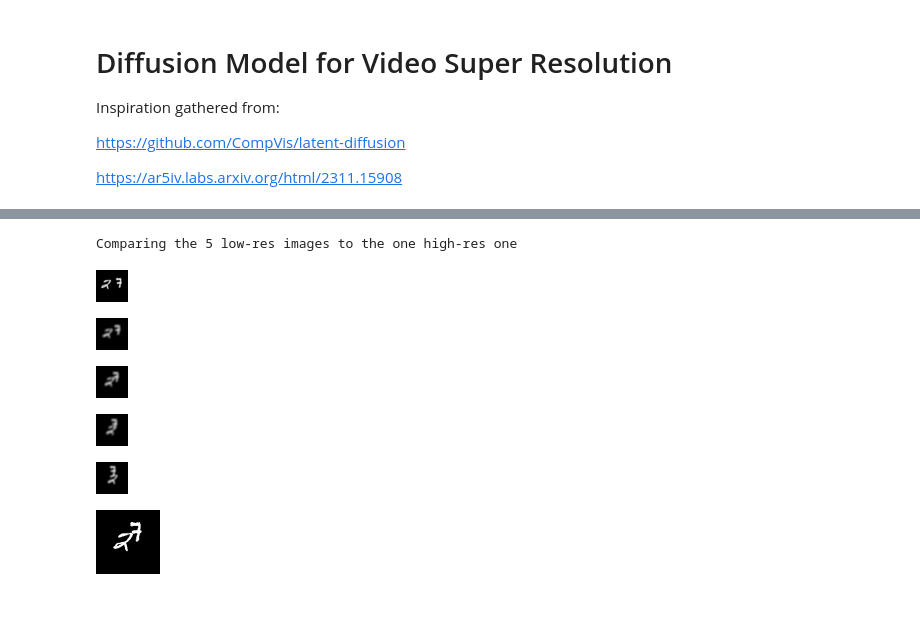
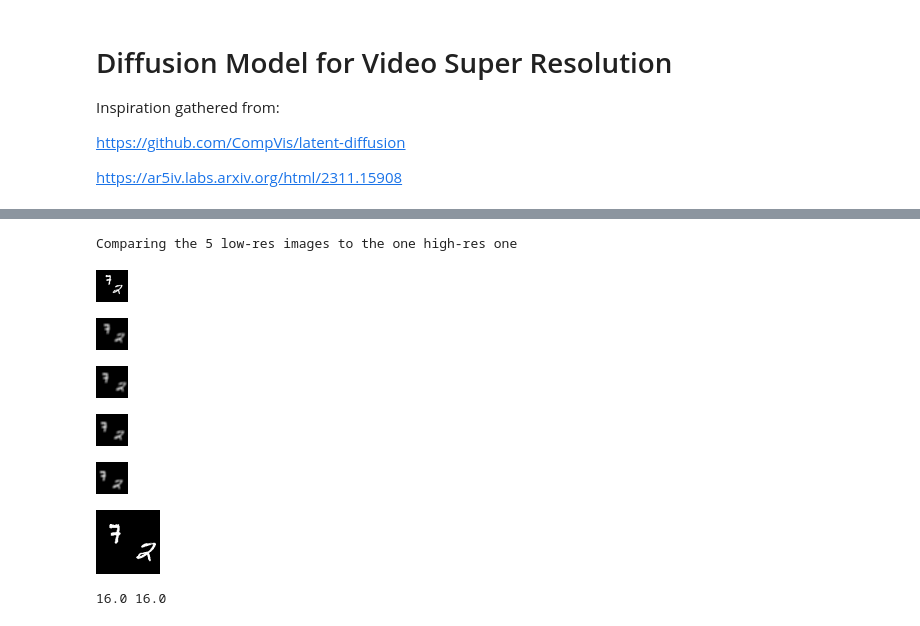
Before and after one commit to ChadWeatherly/COSC_6398_VSR, a Jupyter notebook: ldm_vsr.ipynb, the cells around one changed output, grey strips where cells are left out. Saved outputs shown, nothing was run; the diff lists cells and outputs as text; code cells hidden in the pictures.

Commit message:
updates
updated with images, code, and best models

```diff
--- a/ldm_vsr.ipynb
+++ b/ldm_vsr.ipynb
@@ -22,13 +22,19 @@ import warnings
 warnings.filterwarnings("ignore")
 PYTORCH_NO_CUDA_MEMORY_CACHING=1
 set('PYTORCH_CUDA_ALLOC_CONF=max_split_size_mb:512')
+set('PYTORCH_ENABLE_MPS_FALLBACK=1')
 
 """
 if matplotlib doesn't run, go into the envs/pytorch_vsr environment in anaconda3
 and delete all version of libiomp5md.dll , and it should work
 """
 
-device = torch.device("cuda" if torch.cuda.is_available() else "cpu")
-device='cpu'
-device
+if torch.cuda.is_available():
+    device = "cuda" # NVIDIA GPU
+elif torch.backends.mps.is_available():
+    device = torch.device("mps") # Apple GPU
+else:
+    device = "cpu" # Defaults to CPU if NVIDIA GPU/Apple GPU aren't available
+# device = 'cpu'
+print(f"Using device: {device}")
 # %% [output]
@@ -118,38 +124,60 @@ test_data = data[8000:10001].to('cpu')    # 20% for test
 
 def transform_image(image):
     # Performs downsampling and then blurring
     image = torchvision.transforms.functional.resize(image, (32, 32))
     gb = torchvision.transforms.GaussianBlur(kernel_size=(3,3))
     image = gb(image)
     return image
 
 def get_sample(data, idx):
     """
     Given a dataset (train/test) and a sample idx, a random sequence
     of 5 LR frames is computed
     """
     num_video_frames = data[idx].size()[0]
     rand_frame_idx = np.random.randint(2, num_video_frames - 2)
     # Get HR frame
     hr_frame = data[idx][rand_frame_idx].to(device)
     # Get LR frames
     lr_frames = [data[idx][k] for k in range(rand_frame_idx-2, rand_frame_idx+3)]
     lr_frames = [transform_image(frame) for frame in lr_frames]
-    lr_frames = torch.stack(lr_frames, dim=0).to(device).permute(1, 0, 2, 3) # permuted to have channel first (for 3D Conv)
+    lr_frames = torch.stack(lr_frames, dim=0).to(device) # permuted to have channel first
     return lr_frames, hr_frame
 
 lr_frames, hr_frame = get_sample(data, 0)
-lr_frames = lr_frames.permute(1, 0, 2, 3)
 print('Comparing the 5 low-res images to the one high-res one')
 for f in lr_frames:
     pil_fr = torchvision.transforms.ToPILImage()(f)
     display(pil_fr)
 display(torchvision.transforms.ToPILImage()(hr_frame))
 # %% [output]
 Comparing the 5 low-res images to the one high-res one
-[figure, old version]
+[figure, new version]
-[figure, old version]
+[figure, new version]
-[figure, old version]
+[figure, new version]
-[figure, old version]
+[figure, new version]
-[figure, old version]
+[figure, new version]
-[figure, old version]
+[figure, new version]
+# %%
+h_in = 32
+w_in = 32
+c_in = 1
+k = 3
+s = 1
+p = 1
+d = 1
+
+conv_h_out = ((h_in + (2*p) - (d*(k-1)) -1) / s) + 1
+conv_w_out = ((h_in + (2*p) - (d*(k-1)) -1) / s) + 1
+
+k = 2
+s = 2
+p = 0
+d = 1
+
+pool_h_out = ((conv_h_out + (2*p) - (d*(k-1)) -1) / s) + 1
+pool_w_out = ((conv_w_out + (2*p) - (d*(k-1)) -1) / s) + 1
+
+print(pool_h_out, pool_w_out)
+# %% [output]
+16.0 16.0
```
Also changed, not shown: parts of 14 cells of this notebook, 34 other files.
